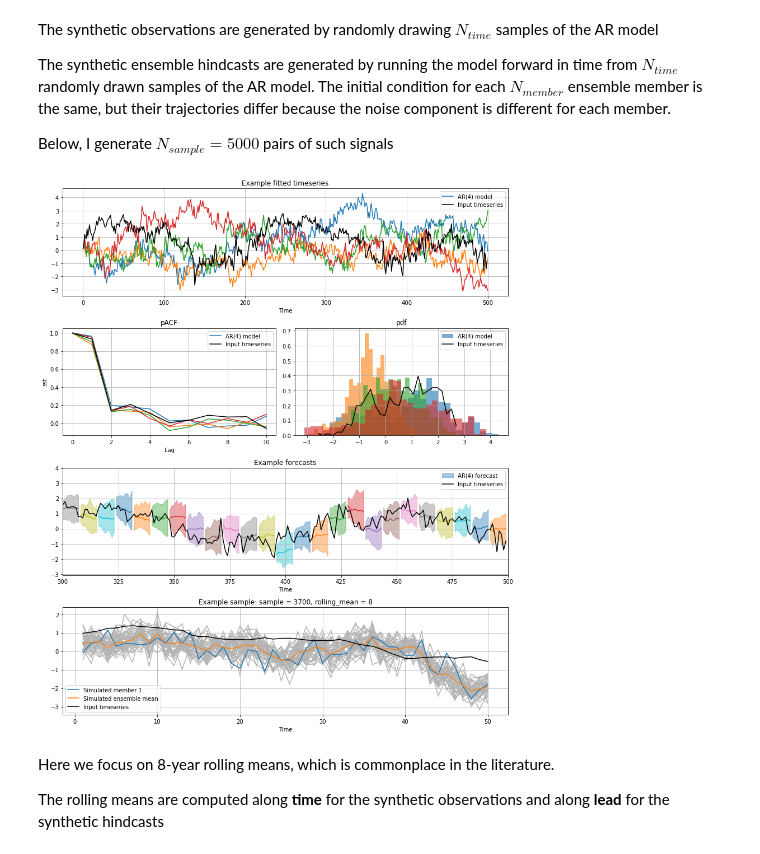
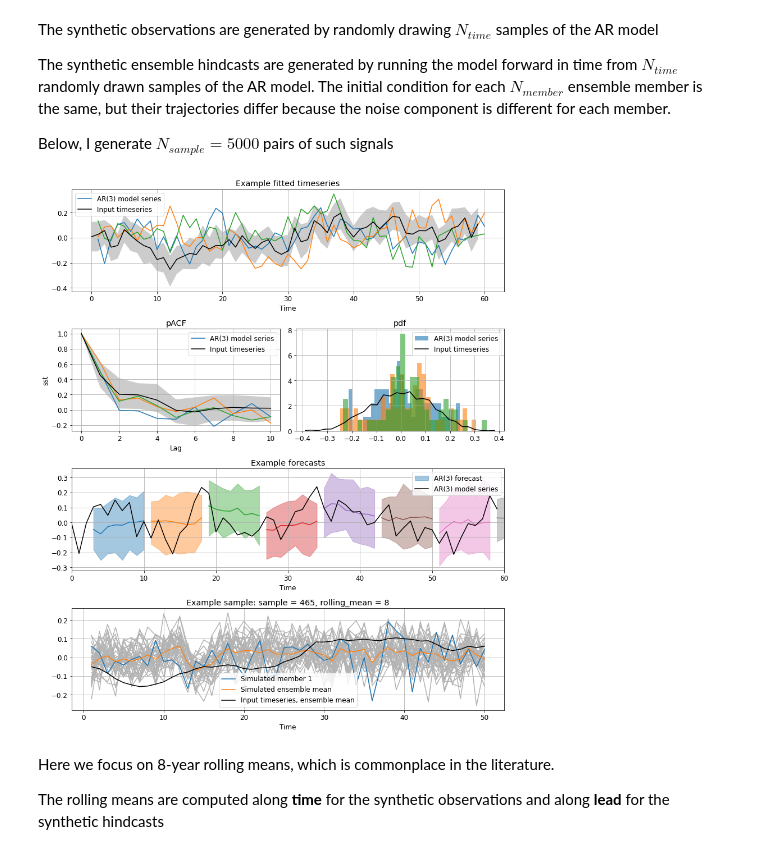
Before and after one commit to dougiesquire/Squire_2022_correlation, a Jupyter notebook: notebooks/exploratory/demo_Tim.ipynb, the cells around one changed output. Cells and saved outputs as stored; diff of their text form; code cells hidden in the pictures.

```diff
--- a/notebooks/exploratory/demo_Tim.ipynb
+++ b/notebooks/exploratory/demo_Tim.ipynb
@@ -34,6 +37,8 @@ ec = xr.open_zarr(
 # %%
-amv = utils.calculate_AMV_index(had["sst"])
-spg = utils.extract_subpolar_gyre_region(ec["sst"])
+amv = utils.calculate_AMV_index(utils.get_hindcast_rolling_mean(can["sst"], [4, 8]))
+
+# amv = utils.calculate_AMV_index(had["sst"])
+# spg = utils.extract_subpolar_gyre_region(had["sst"])
 # %% [markdown]
 The synthetic observations are generated by randomly drawing $N_{time}$ samples of the AR model
 
@@ -48,24 +53,26 @@ rolling_means = [8]
-# %%
-fcst = ar_model.generate_samples_like(
-    spg,
-    order="select_order",
-    n_times=N_time,
-    n_samples=N_samples,
-    n_members=N_members,
-    rolling_means=rolling_means,
-    plot_diagnostics=True,
-).sel(rolling_mean=8)
-
-obsv = ar_model.generate_samples_like(
-    spg,
-    order="select_order",
-    n_times=N_time,
-    n_samples=N_samples,
-    rolling_means=rolling_means,
-    plot_diagnostics=False,
-).sel(rolling_mean=8)
-# %% [output]
-[figure, removed]
+# %%
+input_data = amv.sel(rolling_mean=1).dropna("time")
+
+fcst = ar_model.generate_samples_like(
+    input_data,
+    order="select_order",
+    n_times=N_time,
+    n_samples=N_samples,
+    n_members=N_members,
+    rolling_means=rolling_means,
+    plot_diagnostics=True,
+)
+
+obsv = ar_model.generate_samples_like(
+    input_data,
+    order="select_order",
+    n_times=N_time,
+    n_samples=N_samples,
+    rolling_means=rolling_means,
+    plot_diagnostics=False,
+)
+# %% [output]
+[figure, added]
 # %% [markdown]
 Here we focus on 8-year rolling means, which is commonplace in the literature.
 
```
Also changed, not shown: parts of 15 cells of this notebook, 6 other files.
